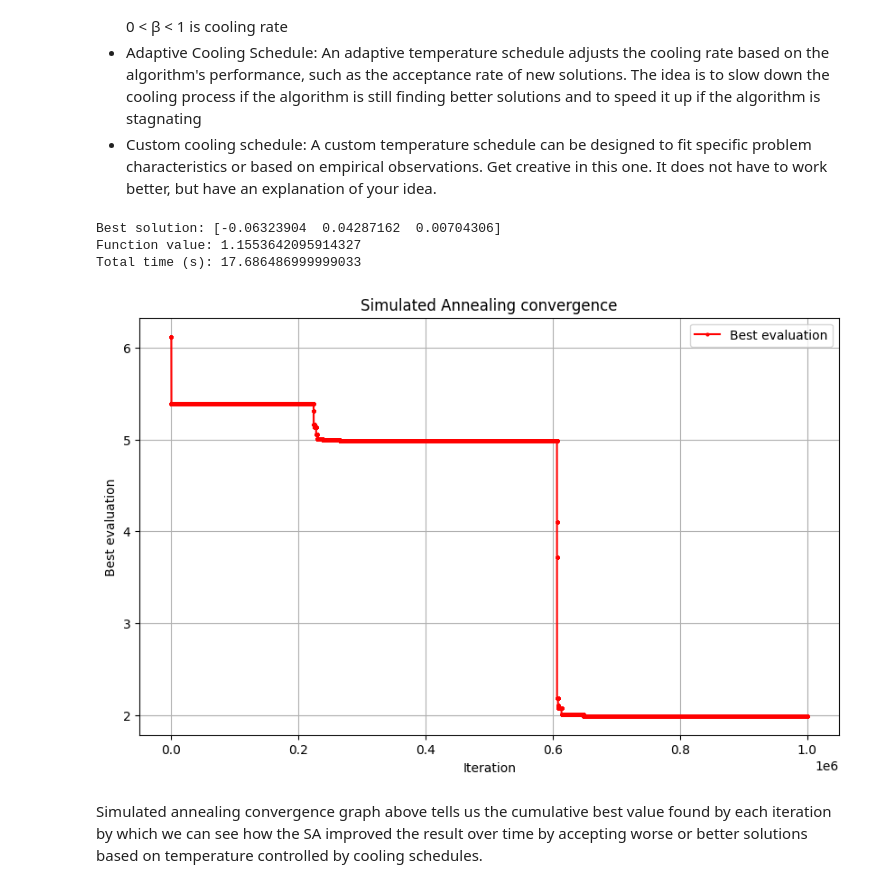
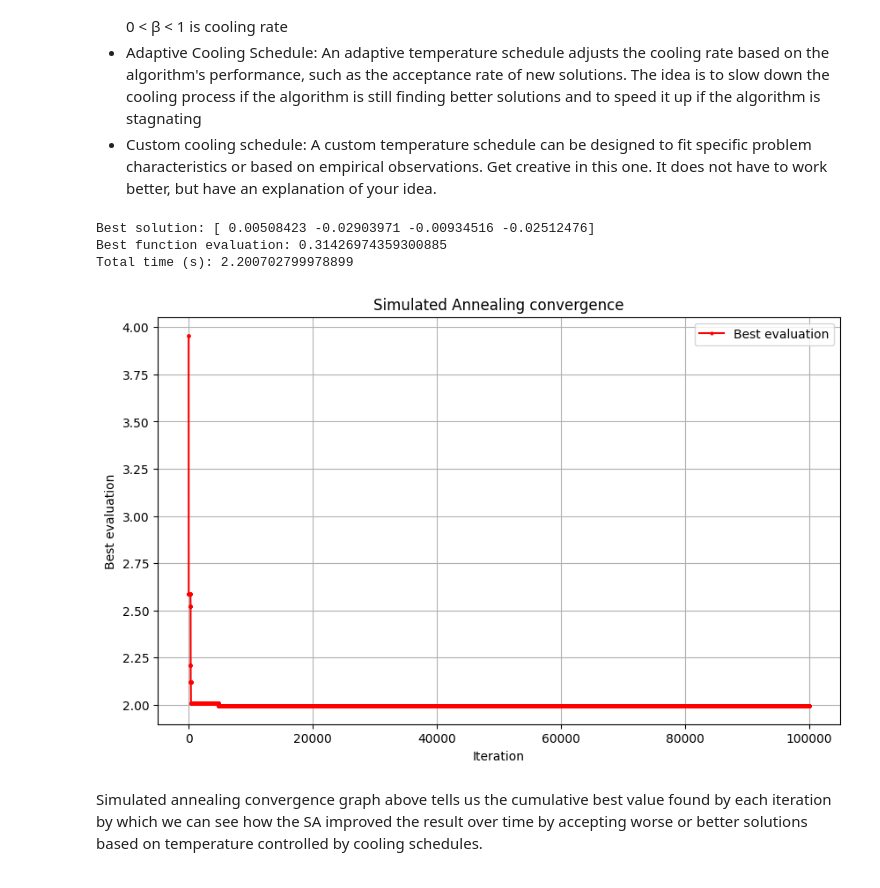
Before and after one commit to MarioSomodi/Optimization-Algorithms, a Jupyter notebook: OABOEC_Project_Mario_Somodi.ipynb, the cells around one changed output. Saved outputs shown, nothing was run; the diff lists cells and outputs as text; code cells hidden in the pictures.

Commit message:
improve SA cooling schedule evaluator, speed it up and add progress bar also slight changes to SA implementation and notebook changes to accommodate the changes to evaluator and SA

```diff
--- a/OABOEC_Project_Mario_Somodi.ipynb
+++ b/OABOEC_Project_Mario_Somodi.ipynb
@@ -357,51 +374,50 @@ The total runtime scales almost perfectly linearly with the product of max‐ite
 *   Adaptive Cooling Schedule: An adaptive temperature schedule adjusts the cooling rate based on the algorithm's performance, such as the acceptance rate of new solutions. The idea is to slow down the cooling process if the algorithm is still finding better solutions and to speed it up if the algorithm is stagnating
 *   Custom cooling schedule: A custom temperature schedule can be designed to fit specific problem characteristics or based on empirical observations. Get creative in this one. It does not have to work better, but have an explanation of your idea.
 # %%
-def run_simulated_annealing(
-    dim=3,
-    initial_temp=10000,
-    schedule='adaptive',
-    step_size=0.2,
-    max_iter=1000000
-):
-    schedules = {
-        'linear': {'alpha': 100},
-        'log': {},
-        'exponential': {'beta': 0.98},
-        'adaptive': {
-            'window': 50, 'rate_target': 0.4,
-            'alpha_fast': 0.90, 'alpha_slow': 0.99
-        },
-        'custom': {'alpha': 0.01, 'beta': 0.95, 'switch_point': 150}
-    }
+sa_initial_temp = 5000
+sa_max_iter = 100000
+sa_step_size = 0.05
+sa_schedule = 'adaptive'
+sa_dim = 4
 
-    rastrigin_objective_function = RastriginObjective(dim=dim)
+sa_schedules_defaults = {
+            'linear': {'alpha': sa_initial_temp / sa_max_iter},
+            'log': {},
+            'exponential': {'beta': 0.995},
+            'adaptive': {
+                'window': 200,
+                'rate_target': 0.35,
+                'alpha_fast': 0.9,
+                'alpha_slow': 0.995
+            },
+            'custom': {
+                'alpha': sa_initial_temp / (0.5 * sa_max_iter),
+                'beta': 0.99,
+                'switch_point': sa_max_iter // 2
+            }
+        }
 
-    sa = SimulatedAnnealing(
-        objective=rastrigin_objective_function,
-        initial_temp=initial_temp,
-        schedule=schedule,
-        schedule_params=schedules.get(schedule),
-        step_size=step_size,
-        max_iter=max_iter
-    )
+sa = SimulatedAnnealing(
+    objective=RastriginObjective(dim=sa_dim),
+    initial_temp=sa_initial_temp,
+    schedule=sa_schedule,
+    schedule_params=sa_schedules_defaults.get(sa_schedule),
+    step_size=sa_step_size,
+    max_iter=sa_max_iter
+)
 
-    sa.run()
-    summary = sa.summary()
+sa.run()
 
-    print("Best solution:", summary['best_solution'])
-    print("Function value:", summary['best_evaluation'])
-    print("Total time (s):", summary['total_time'])
+print("Best solution:", sa.best_solution)
+print("Best function evaluation:", sa.best_eval)
+print("Total time (s):", sa.total_time)
 
-    return summary
-
-result_sa = run_simulated_annealing()
-plot_convergence(result_sa['history'], "Simulated Annealing convergence", "Best evaluation")
+plot_convergence(sa.history, "Simulated Annealing convergence", "Best evaluation")
 # %% [output]
-Best solution: [-0.06323904  0.04287162  0.00704306]
-Function value: 1.1553642095914327
-Total time (s): 17.686486999999033
+Best solution: [ 0.00508423 -0.02903971 -0.00934516 -0.02512476]
+Best function evaluation: 0.31426974359300885
+Total time (s): 2.200702799978899
-[figure, old version]
+[figure, new version]
 # %% [markdown]
 Simulated annealing convergence graph above tells us the cumulative best value found by each iteration by which we can see how the SA improved the result over time by accepting worse or better solutions based on temperature controlled by cooling schedules.
 # %% [markdown]
```
Also changed, not shown: parts of 16 cells of this notebook, 2 other files.
